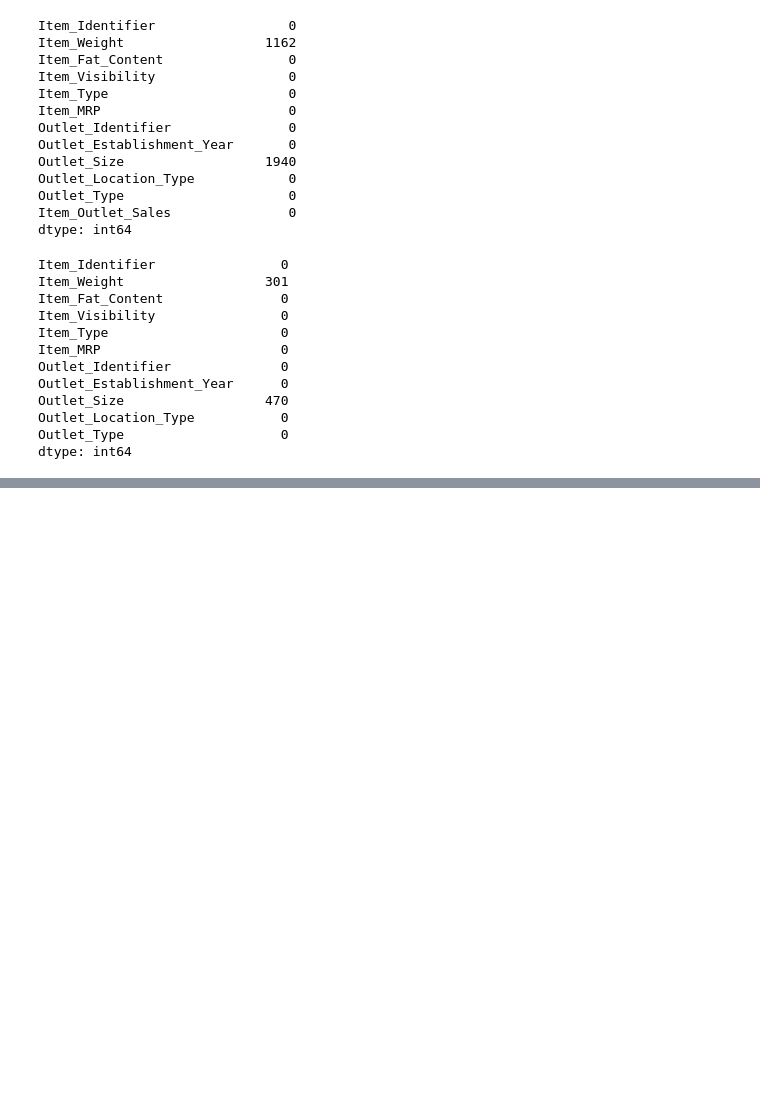
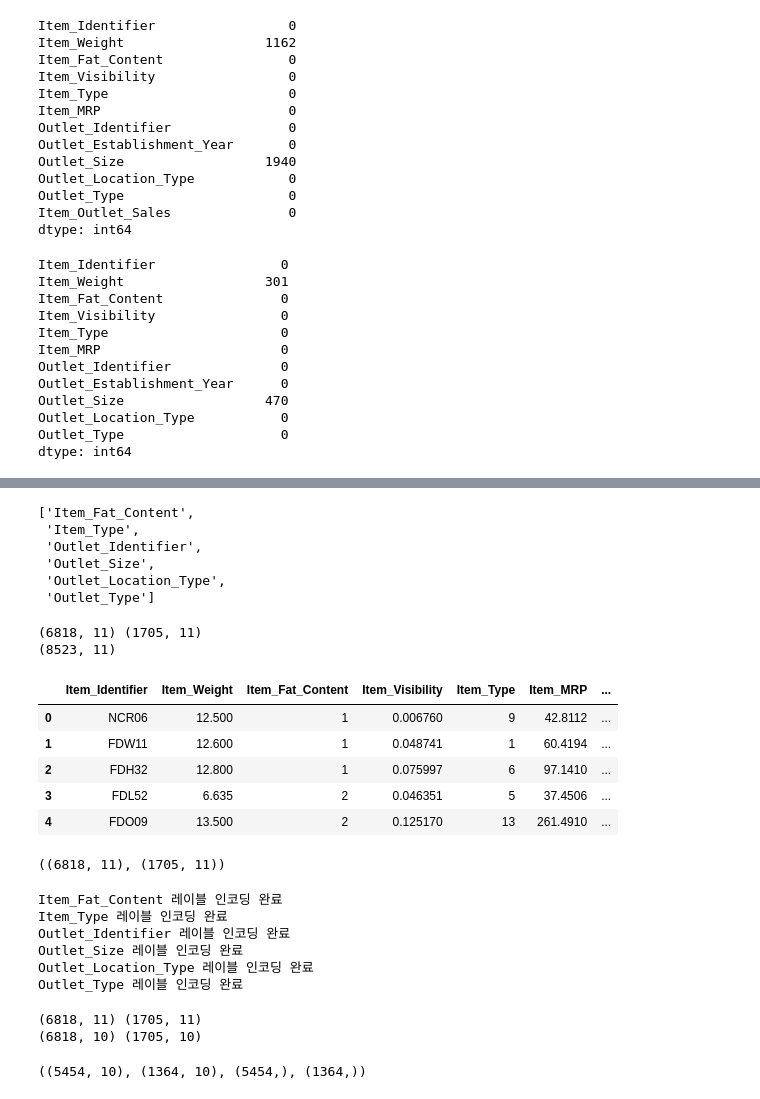
Before and after one commit to 240711AIBigData/BigDataCertification2, a Jupyter notebook: 02/04/part2_ch4.ipynb, the cells around one changed output, grey strips where cells are left out. Cells and saved outputs as stored; diff of their text form; code cells hidden in the pictures; blank space fills up the shorter version.

```diff
--- a/02/04/part2_ch4.ipynb
+++ b/02/04/part2_ch4.ipynb
@@ -104,0 +115,73 @@ dtype: int64
+# %%
+cols = ['Item_Fat_Content', 'Item_Type', 'Outlet_Identifier', 'Outlet_Size', 'Outlet_Location_Type', 'Outlet_Type']
+cols
+# %% [output]
+['Item_Fat_Content',
+ 'Item_Type',
+ 'Outlet_Identifier',
+ 'Outlet_Size',
+ 'Outlet_Location_Type',
+ 'Outlet_Type']
+# %%
+target = train.pop('Item_Outlet_Sales')
+print(train.shape, test.shape)
+df = pd.concat([train, test])
+print(df.shape)
+# %% [output]
+(6818, 11) (1705, 11)
+(8523, 11)
+# %%
+# 레이블 인코딩
+from sklearn.preprocessing import LabelEncoder
+le = LabelEncoder()
+for col in cols:
+    df[col] = le.fit_transform(df[col])
+
+df.head()
+# %% [output]
+|  | Item_Identifier | Item_Weight | Item_Fat_Content | Item_Visibility | Item_Type | Item_MRP | ... |
+| 0 | NCR06 | 12.500 | 1 | 0.006760 | 9 | 42.8112 | ... |
+| 1 | FDW11 | 12.600 | 1 | 0.048741 | 1 | 60.4194 | ... |
+| 2 | FDH32 | 12.800 | 1 | 0.075997 | 6 | 97.1410 | ... |
+| 3 | FDL52 | 6.635 | 2 | 0.046351 | 5 | 37.4506 | ... |
+| 4 | FDO09 | 13.500 | 2 | 0.125170 | 13 | 261.4910 | ... |
+# %%
+train = df.iloc[:len(train)].copy()
+test = df.iloc[len(train):].copy()
+train.shape, test.shape
+# %% [output]
+((6818, 11), (1705, 11))
+# %%
+for col in cols:
+    df[col] = df[col].astype('category').cat.codes
+    print(f'{col} 레이블 인코딩 완료')
+# %% [output]
+Item_Fat_Content 레이블 인코딩 완료
+Item_Type 레이블 인코딩 완료
+Outlet_Identifier 레이블 인코딩 완료
+Outlet_Size 레이블 인코딩 완료
+Outlet_Location_Type 레이블 인코딩 완료
+Outlet_Type 레이블 인코딩 완료
+# %%
+train['Item_Weight'] = train['Item_Weight'].fillna(train['Item_Weight'].min())
+train['Outlet_Size'] = train['Outlet_Size'].fillna(train['Outlet_Size'].mode()[0])
+
+test['Item_Weight'] = test['Item_Weight'].fillna(test['Item_Weight'].min())
+test['Outlet_Size'] = test['Outlet_Size'].fillna(test['Outlet_Size'].mode()[0])
+
+print(train.shape, test.shape)
+
+train.drop('Item_Identifier', axis=1, inplace=True)
+test.drop('Item_Identifier', axis=1, inplace=True)
+
+print(train.shape, test.shape)
+# %% [output]
+(6818, 11) (1705, 11)
+(6818, 10) (1705, 10)
+# %%
+# 검증 데이터 나누기
+from sklearn.model_selection import train_test_split
+X_train, X_val, y_train, y_val = train_test_split(train, target, test_size=0.2, random_state=0)
+X_train.shape, X_val.shape, y_train.shape, y_val.shape
+# %% [output]
+((5454, 10), (1364, 10), (5454,), (1364,))
```
Also changed, not shown: parts of 8 cells of this notebook, 1 other file.
